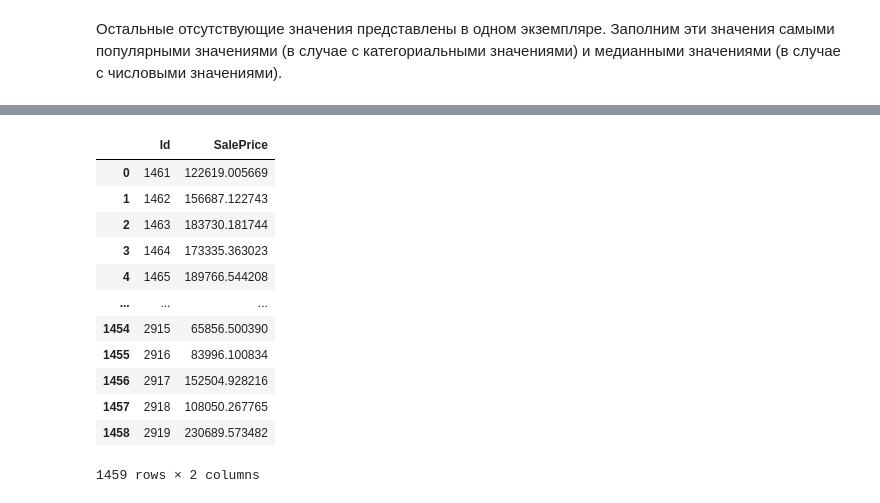
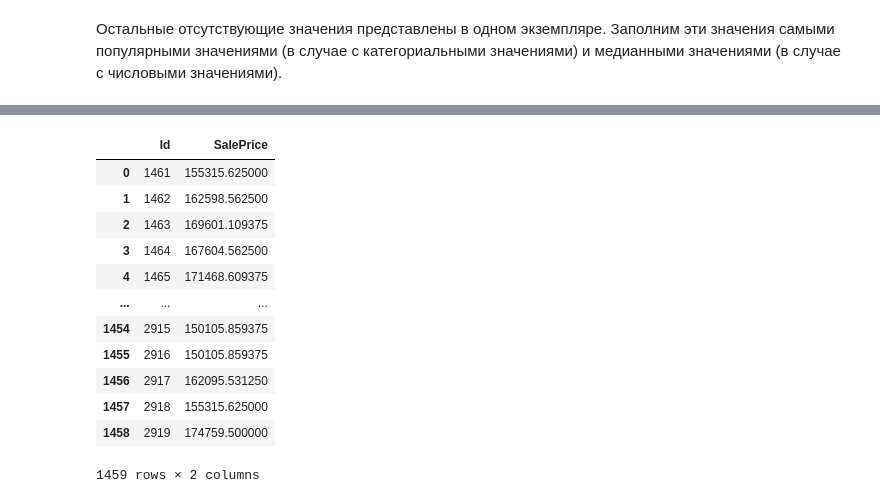
Before and after one commit to level0rd/Machine-Learning-Course, a Jupyter notebook: Test_tasks/KostopravovAA_WB.ipynb, the cells around one changed output, grey strips where cells are left out. Saved outputs shown, nothing was run; the diff lists cells and outputs as text; code cells hidden in the pictures.

```diff
--- a/Test_tasks/KostopravovAA_WB.ipynb
+++ b/Test_tasks/KostopravovAA_WB.ipynb
@@ -247,20 +294,7 @@ for df in train_test:
 # %%
-# Преобразование категориальных переменных в фиктивные переменные
-train = pd.get_dummies(train)
-test = pd.get_dummies(test)
-
 X_train = train.drop(columns=['SalePrice'])
 y_train = train['SalePrice']
 
 X_test = test
 X_train, X_test = X_train.align(X_test, join='inner', axis=1)
+y_test = submission['SalePrice']
-# %%
-# Определение категориальных параметров
-categorical_features_indices = np.where(train.dtypes == 'object')[0]
-
-model = CatBoostRegressor(loss_function='RMSE', verbose = 0)
-model.fit(X_train, y_train, cat_features=categorical_features_indices, verbose = False)
-
-scores = cross_val_score(model, X_train, y_train, cv=5, scoring='neg_root_mean_squared_error')
-rmse_scores = -scores
-print("Средний RMSE: ", rmse_scores.mean())
@@ -269 +303,10 @@ print("Средний RMSE: ", rmse_scores.mean())
+# %%
+xgb = XGBRegressor(
+    objective='reg:squarederror',
+    learning_rate= 0.1,
+    seed=42,
+    nthread=-1 # число потоков для обучения модели -1(все)
+)
+
+xgb_model = xgb.fit(X_train, y_train, early_stopping_rounds=10, eval_set=[(X_test, y_test)], verbose=False)
 # %% [markdown]
@@ -270,0 +314,4 @@ print("Средний RMSE: ", rmse_scores.mean())
+# %%
+y_pred = xgb_model.predict(X_test)
+y_pred =  np.exp(y_pred)
+y_pred
@@ -271,26 +390,24 @@ print("Средний RMSE: ", rmse_scores.mean())
 # %%
-predictions = model.predict(X_test)
-predictions = np.exp(predictions)
-predictions = pd.Series(predictions)
+predictions = pd.Series(y_pred)
 
 predictions_df = pd.DataFrame({
     'Id': submission['Id'],
     'SalePrice': predictions
 })
 
 predictions_df
 # %% [output]
 |  | Id | SalePrice |
-| 0 | 1461 | 122619.005669 |
-| 1 | 1462 | 156687.122743 |
-| 2 | 1463 | 183730.181744 |
-| 3 | 1464 | 173335.363023 |
-| 4 | 1465 | 189766.544208 |
+| 0 | 1461 | 155315.625000 |
+| 1 | 1462 | 162598.562500 |
+| 2 | 1463 | 169601.109375 |
+| 3 | 1464 | 167604.562500 |
+| 4 | 1465 | 171468.609375 |
 | ... | ... | ... |
-| 1454 | 2915 | 65856.500390 |
-| 1455 | 2916 | 83996.100834 |
-| 1456 | 2917 | 152504.928216 |
-| 1457 | 2918 | 108050.267765 |
-| 1458 | 2919 | 230689.573482 |
+| 1454 | 2915 | 150105.859375 |
+| 1455 | 2916 | 150105.859375 |
+| 1456 | 2917 | 162095.531250 |
+| 1457 | 2918 | 155315.625000 |
+| 1458 | 2919 | 174759.500000 |
 1459 rows × 2 columns
 # %%
```
Also changed, not shown: parts of 24 cells of this notebook.
